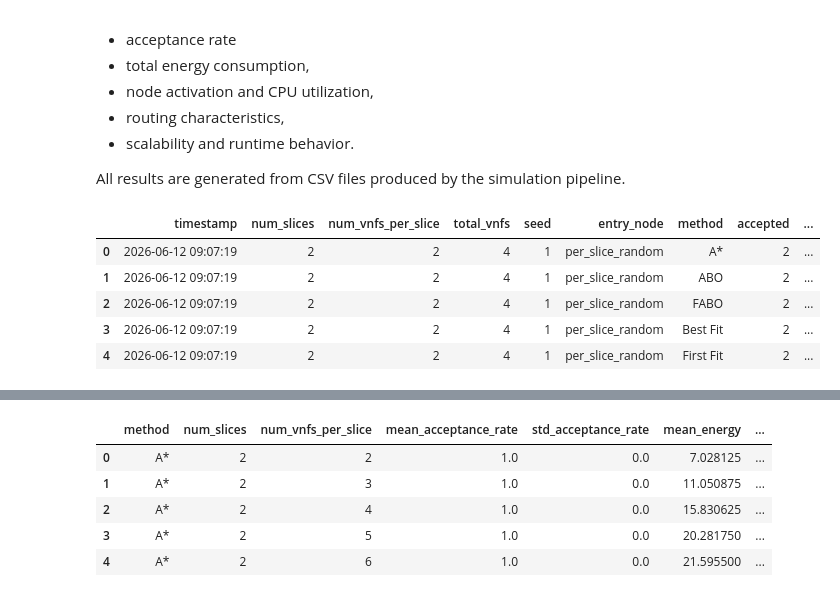
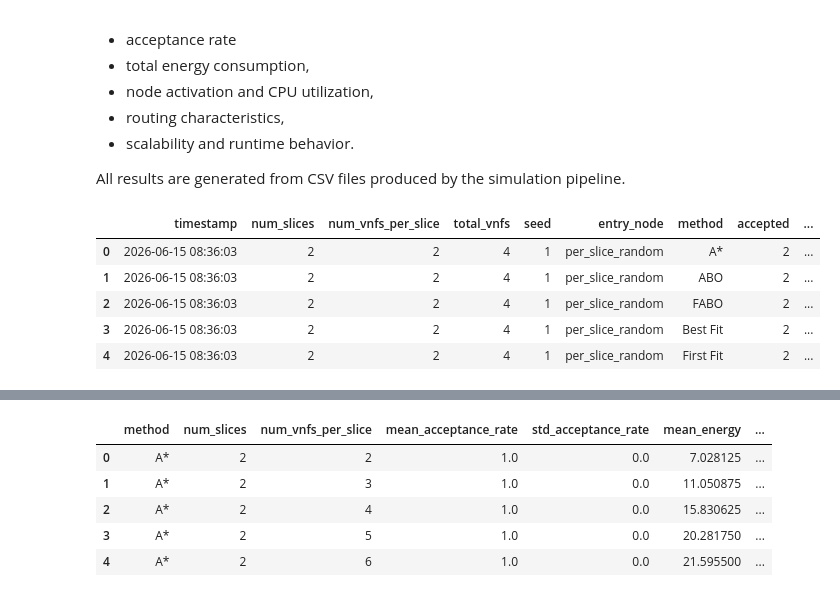
Before and after one commit to ceciliadesousaluzalmeida/5g-slicing-energy-effiiciency, a Jupyter notebook: simulator/analysis.ipynb, the cells around one changed output, grey strips where cells are left out. Saved outputs shown, nothing was run; the diff lists cells and outputs as text; code cells hidden in the pictures.

Commit message:
results and image

```diff
--- a/simulator/analysis.ipynb
+++ b/simulator/analysis.ipynb
@@ -15,24 +15,24 @@ All results are generated from CSV files produced by the simulation pipeline.
 # %%
 import pandas as pd
 import matplotlib.pyplot as plt
 import numpy as np
 
-RESULTS_DIR = "./results/2026-06-12_09-07-19"
+RESULTS_DIR = "./results/2026-06-15_08-36-03"
 
 metrics = pd.read_csv(f"{RESULTS_DIR}/scalability_results.csv")
 links = pd.read_csv(f"{RESULTS_DIR}/link_bw_load_all_methods.csv")
 routes = pd.read_csv(f"{RESULTS_DIR}/routes_all_methods.csv")
 nodes = pd.read_csv(f"{RESULTS_DIR}/node_cpu_load_all_methods.csv")
 slices_info = pd.read_csv(f"{RESULTS_DIR}/slice_entries.csv")
 
 for df in [metrics, links, routes, nodes, slices_info]:
     df.columns = [c.strip().lower() for c in df.columns]
 
 metrics.head()
 # %% [output]
 |  | timestamp | num_slices | num_vnfs_per_slice | total_vnfs | seed | entry_node | method | accepted | ... |
-| 0 | 2026-06-12 09:07:19 | 2 | 2 | 4 | 1 | per_slice_random | A* | 2 | ... |
-| 1 | 2026-06-12 09:07:19 | 2 | 2 | 4 | 1 | per_slice_random | ABO | 2 | ... |
-| 2 | 2026-06-12 09:07:19 | 2 | 2 | 4 | 1 | per_slice_random | FABO | 2 | ... |
-| 3 | 2026-06-12 09:07:19 | 2 | 2 | 4 | 1 | per_slice_random | Best Fit | 2 | ... |
-| 4 | 2026-06-12 09:07:19 | 2 | 2 | 4 | 1 | per_slice_random | First Fit | 2 | ... |
+| 0 | 2026-06-15 08:36:03 | 2 | 2 | 4 | 1 | per_slice_random | A* | 2 | ... |
+| 1 | 2026-06-15 08:36:03 | 2 | 2 | 4 | 1 | per_slice_random | ABO | 2 | ... |
+| 2 | 2026-06-15 08:36:03 | 2 | 2 | 4 | 1 | per_slice_random | FABO | 2 | ... |
+| 3 | 2026-06-15 08:36:03 | 2 | 2 | 4 | 1 | per_slice_random | Best Fit | 2 | ... |
+| 4 | 2026-06-15 08:36:03 | 2 | 2 | 4 | 1 | per_slice_random | First Fit | 2 | ... |
```
Also changed, not shown: parts of 13 cells of this notebook, 8 other files.
